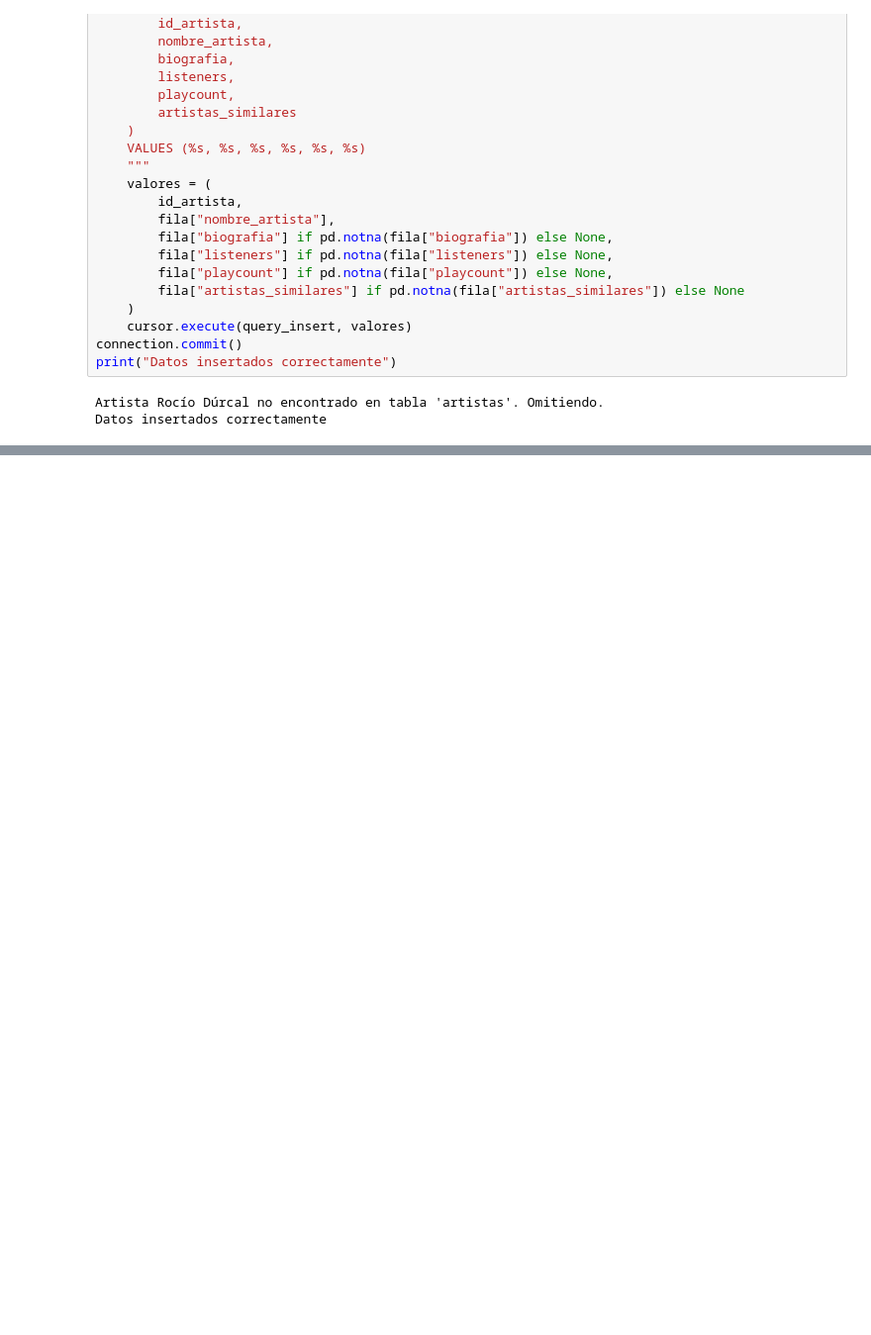
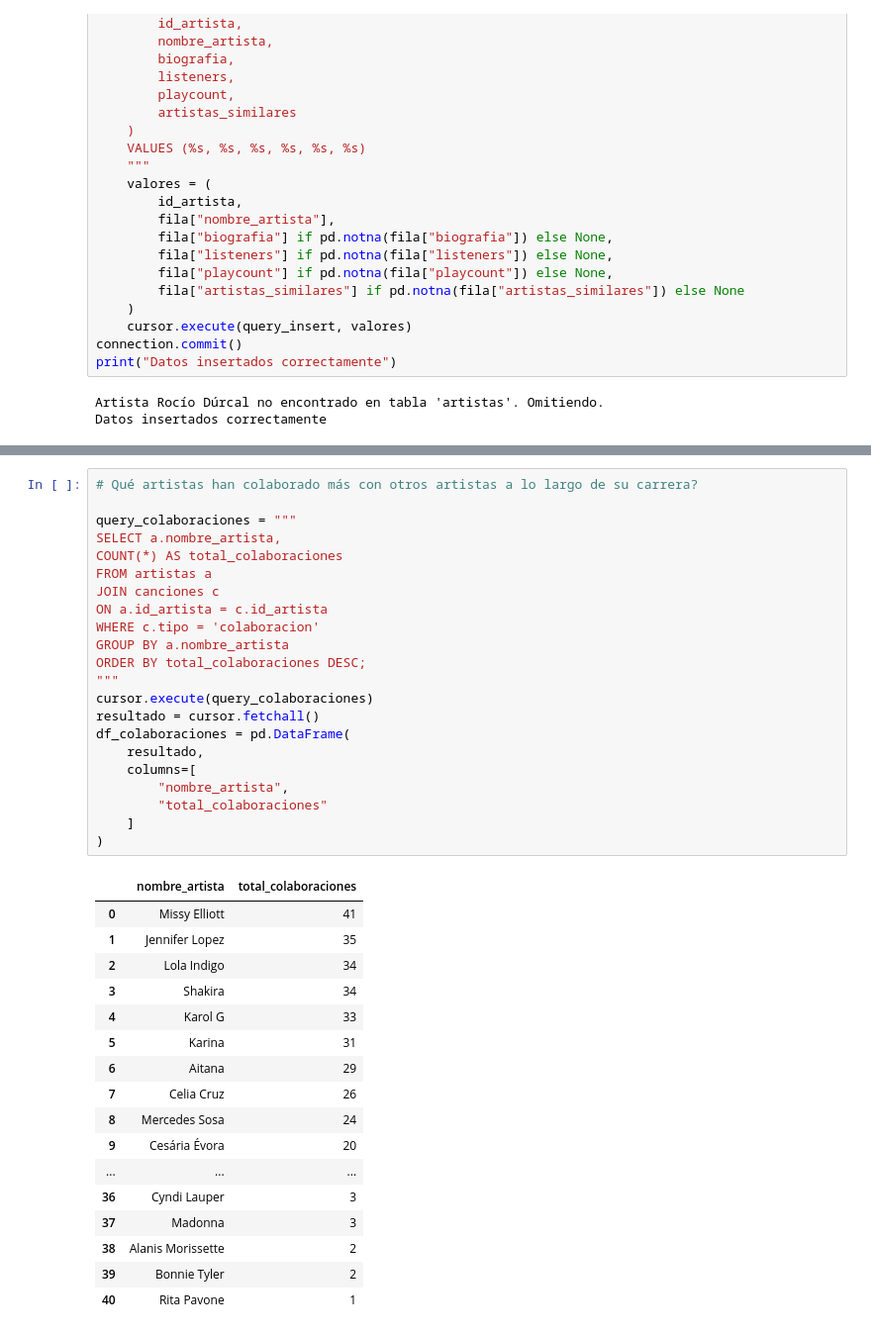
Before and after one commit to Adalab/proyecto-da-promo-67-modulo2-team-3, a Jupyter notebook: MusicStream.ipynb, the cells around one changed output, grey strips where cells are left out. Shown at 99% size. Drawn from its saved outputs; the diff is of its cells as text; blank space fills up the shorter version.

```diff
--- a/MusicStream.ipynb
+++ b/MusicStream.ipynb
@@ -364,0 +705,40 @@ Datos insertados correctamente
+# %%
+# Qué artistas han colaborado más con otros artistas a lo largo de su carrera?
+
+query_colaboraciones = """
+SELECT a.nombre_artista,
+COUNT(*) AS total_colaboraciones
+FROM artistas a
+JOIN canciones c
+ON a.id_artista = c.id_artista
+WHERE c.tipo = 'colaboracion'
+GROUP BY a.nombre_artista
+ORDER BY total_colaboraciones DESC;
+"""
+cursor.execute(query_colaboraciones)
+resultado = cursor.fetchall()
+df_colaboraciones = pd.DataFrame(
+    resultado,
+    columns=[
+        "nombre_artista",
+        "total_colaboraciones"
+    ]
+)
+# %% [output]
+|  | nombre_artista | total_colaboraciones |
+| 0 | Missy Elliott | 41 |
+| 1 | Jennifer Lopez | 35 |
+| 2 | Lola Indigo | 34 |
+| 3 | Shakira | 34 |
+| 4 | Karol G | 33 |
+| 5 | Karina | 31 |
+| 6 | Aitana | 29 |
+| 7 | Celia Cruz | 26 |
+| 8 | Mercedes Sosa | 24 |
+| 9 | Cesária Évora | 20 |
+| ... | ... | ... |
+| 36 | Cyndi Lauper | 3 |
+| 37 | Madonna | 3 |
+| 38 | Alanis Morissette | 2 |
+| 39 | Bonnie Tyler | 2 |
+| 40 | Rita Pavone | 1 |
```
Also changed, not shown: parts of 23 cells of this notebook, 1 other file.
